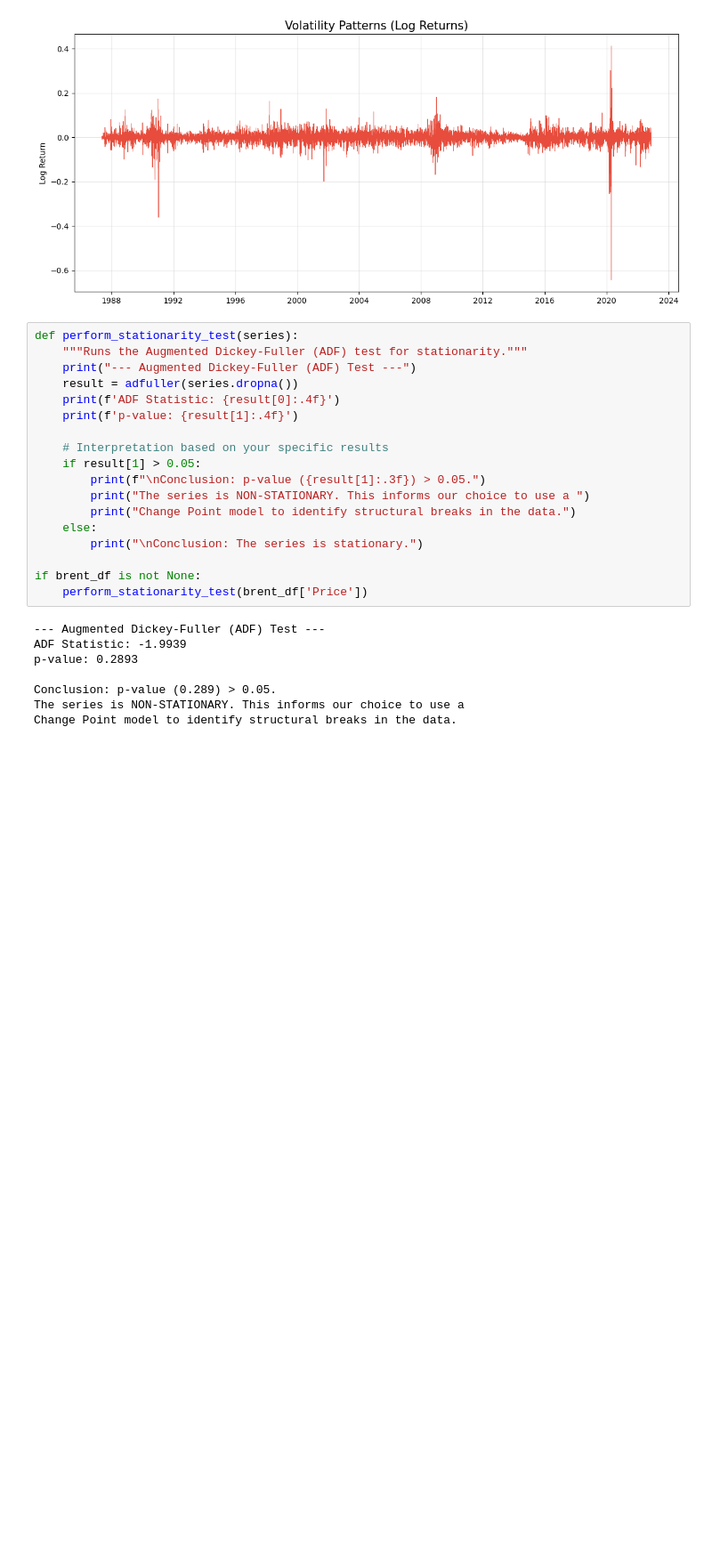
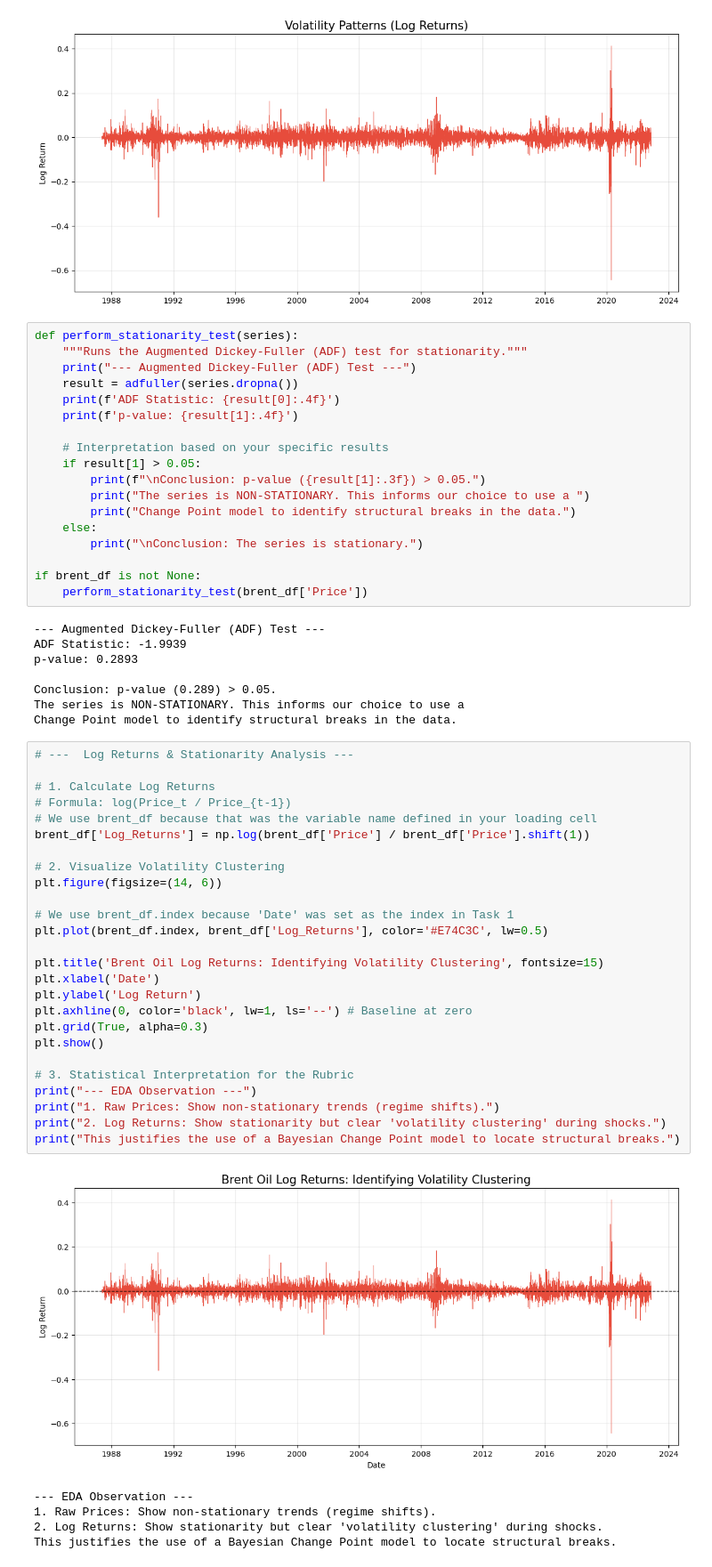
Before and after one commit to AstraMeron/brent-oil-analysis, a Jupyter notebook: notebooks/exploration_and_modeling.ipynb, the cells around one changed output. Shown at 89% size. Cells and saved outputs as stored; diff of their text form; blank space fills up the shorter version.

Commit message:
Complete Task 1: Added Log Returns analysis and identified volatility clustering

```diff
--- a/notebooks/exploration_and_modeling.ipynb
+++ b/notebooks/exploration_and_modeling.ipynb
@@ -88,3 +88,35 @@ p-value: 0.2893
 Conclusion: p-value (0.289) > 0.05.
 The series is NON-STATIONARY. This informs our choice to use a
 Change Point model to identify structural breaks in the data.
+# %%
+# ---  Log Returns & Stationarity Analysis ---
+
+# 1. Calculate Log Returns
+# Formula: log(Price_t / Price_{t-1})
+# We use brent_df because that was the variable name defined in your loading cell
+brent_df['Log_Returns'] = np.log(brent_df['Price'] / brent_df['Price'].shift(1))
+
+# 2. Visualize Volatility Clustering
+plt.figure(figsize=(14, 6))
+
+# We use brent_df.index because 'Date' was set as the index in Task 1
+plt.plot(brent_df.index, brent_df['Log_Returns'], color='#E74C3C', lw=0.5)
+
+plt.title('Brent Oil Log Returns: Identifying Volatility Clustering', fontsize=15)
+plt.xlabel('Date')
+plt.ylabel('Log Return')
+plt.axhline(0, color='black', lw=1, ls='--') # Baseline at zero
+plt.grid(True, alpha=0.3)
+plt.show()
+
+# 3. Statistical Interpretation for the Rubric
+print("--- EDA Observation ---")
+print("1. Raw Prices: Show non-stationary trends (regime shifts).")
+print("2. Log Returns: Show stationarity but clear 'volatility clustering' during shocks.")
+print("This justifies the use of a Bayesian Change Point model to locate structural breaks.")
+# %% [output]
+[figure, added]
+--- EDA Observation ---
+1. Raw Prices: Show non-stationary trends (regime shifts).
+2. Log Returns: Show stationarity but clear 'volatility clustering' during shocks.
+This justifies the use of a Bayesian Change Point model to locate structural breaks.
```
